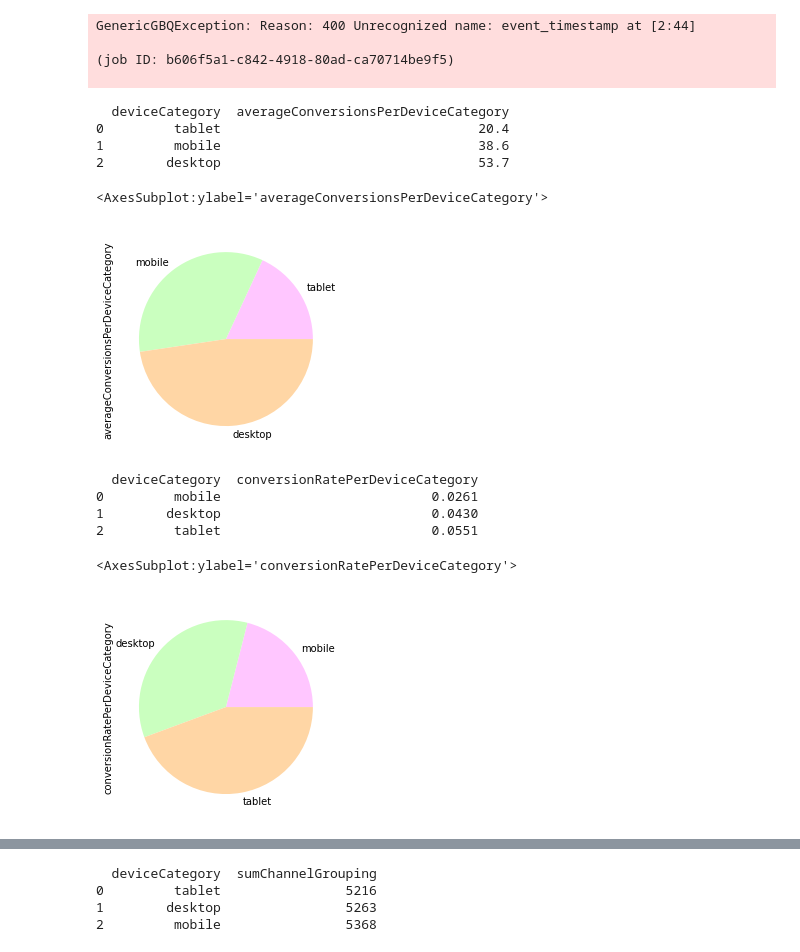
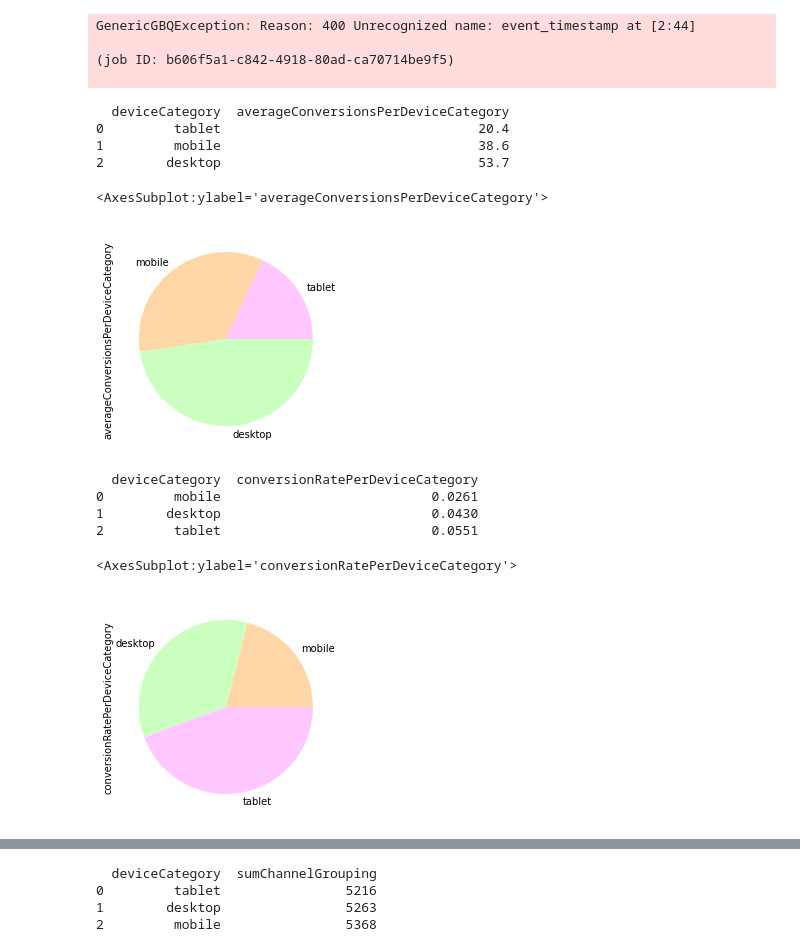
Before and after one commit to Coletterbox/More-BigQuery-with-Python, a Jupyter notebook: queriesWithGraphs2.ipynb, the cells around one changed output, grey strips where cells are left out. Cells and saved outputs as stored; diff of their text form; code cells hidden in the pictures.

Commit message:
Change pie chart colours to be consistent

```diff
--- a/queriesWithGraphs2.ipynb
+++ b/queriesWithGraphs2.ipynb
@@ -11,7 +11,9 @@ credentials = pydata_google_auth.get_user_credentials(
     ['https://www.googleapis.com/auth/bigquery'],
 )
 project_id = 'apprenticeship-299321'
-threeColorsArray = ['#FFC6FF', '#CAFFBF', '#FFD6A5']
+threeColorsArray = ['#FFC6FF', '#CAFFBF', '#FFD6A5'] # tablet, desktop, mobile
+threeColorsArray1 = ['#FFC6FF', '#FFD6A5', '#CAFFBF'] # tablet, mobile, desktop
+threeColorsArray2 = ['#FFD6A5', '#CAFFBF', '#FFC6FF'] # mobile, desktop, tablet
 rainbowArray = ['#FFADAD', '#FFD6A5', '#FDFFB6', '#CAFFBF', '#9BF6FF', '#A0C4FF', '#BDB2FF', '#FFC6FF']
 singleColorArray = ["#BDB2FF"]
 # %%
@@ -83,20 +85,20 @@ GenericGBQException: Reason: 400 Unrecognized name: event_timestamp at [2:44]
 # %%
 # this is rounded to 1 decimal place, while other data is rounded to 4 -
 # this is because ideally I'd have used significant figures
 query5 = """
     SELECT deviceCategory, ROUND(AVG(conversions), 1) as averageConversionsPerDeviceCategory
     FROM `apprenticeship-299321.sample_data.datatable`
     GROUP BY deviceCategory
     ORDER BY averageConversionsPerDeviceCategory
 """
-runQuery(query5).plot.pie(y='averageConversionsPerDeviceCategory', colors=threeColorsArray, legend=False, labels=["tablet", "mobile", "desktop"])
+runQuery(query5).plot.pie(y='averageConversionsPerDeviceCategory', colors=threeColorsArray1, legend=False, labels=["tablet", "mobile", "desktop"])
 # %% [output]
   deviceCategory  averageConversionsPerDeviceCategory
 0         tablet                                 20.4
 1         mobile                                 38.6
 2        desktop                                 53.7
 <AxesSubplot:ylabel='averageConversionsPerDeviceCategory'>
-[figure, old version]
+[figure, new version]
 # %%
 query6 = """
     SELECT deviceCategory, ROUND((AVG(conversions))/(AVG(sessions)), 4) as conversionRatePerDeviceCategory
@@ -105,14 +107,14 @@ query6 = """
     ORDER BY conversionRatePerDeviceCategory
 """
 # TODO: colours correspond to first, second and third - should really represent the same device
-runQuery(query6).plot.pie(x='deviceCategory', y='conversionRatePerDeviceCategory', normalize=True, colors=threeColorsArray, legend=False, labels=["mobile", "desktop", "tablet"])
+runQuery(query6).plot.pie(x='deviceCategory', y='conversionRatePerDeviceCategory', normalize=True, colors=threeColorsArray2, legend=False, labels=["mobile", "desktop", "tablet"])
 # %% [output]
   deviceCategory  conversionRatePerDeviceCategory
 0         mobile                           0.0261
 1        desktop                           0.0430
 2         tablet                           0.0551
 <AxesSubplot:ylabel='conversionRatePerDeviceCategory'>
-[figure, old version]
+[figure, new version]
 # %%
 # TODO: remove backticks
 # %%
```
